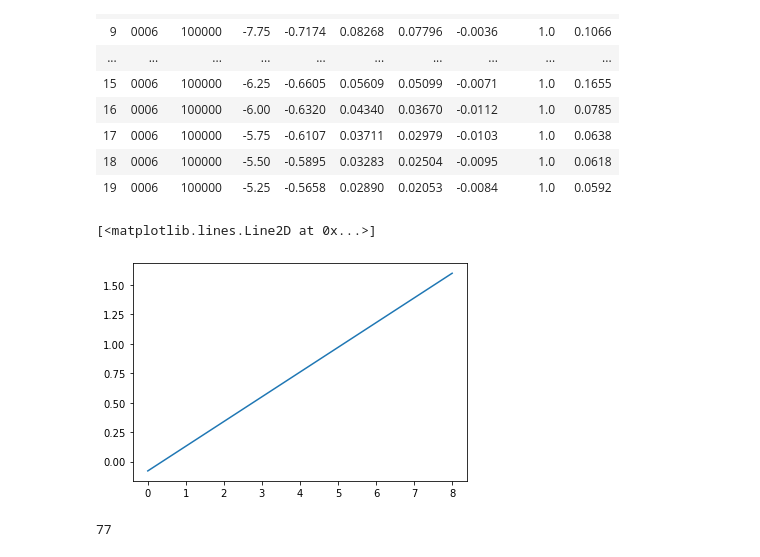
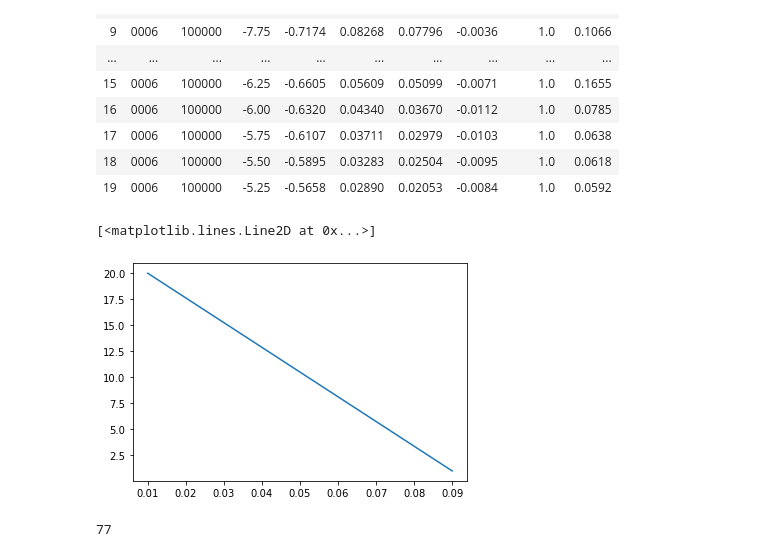
Before and after one commit to eliesls/Mecaero_Groupe3, a Jupyter notebook: Etude_stat.ipynb, the cells around one changed output. Saved outputs shown, nothing was run; the diff lists cells and outputs as text; code cells hidden in the pictures.

```diff
--- a/Etude_stat.ipynb
+++ b/Etude_stat.ipynb
@@ -27,12 +27,13 @@ df.head(n=20)
 # Vrillage de test : pour un rayon de 5cm va de pi/2 (90°) à 0 (0°)
 
 def f_1(x):
-    return (x-0.01) * 20 + (x-0.09)/(0.01-0.09) * 1
+    return (x-0.01)/(0.09-0.01) * 1 + (x-0.09)/(0.01-0.09) * 20
 # %%
-plt.plot(f_1(np.arange(1/100,10/100,1/100)))
+X = np.arange(1/100,10/100,1/100)
+plt.plot(X,f_1(X))
 # %% [output]
 [<matplotlib.lines.Line2D at 0x...>]
-[figure, old version]
+[figure, new version]
 # %%
 def NN(element, L):
     l = len(L)
```
